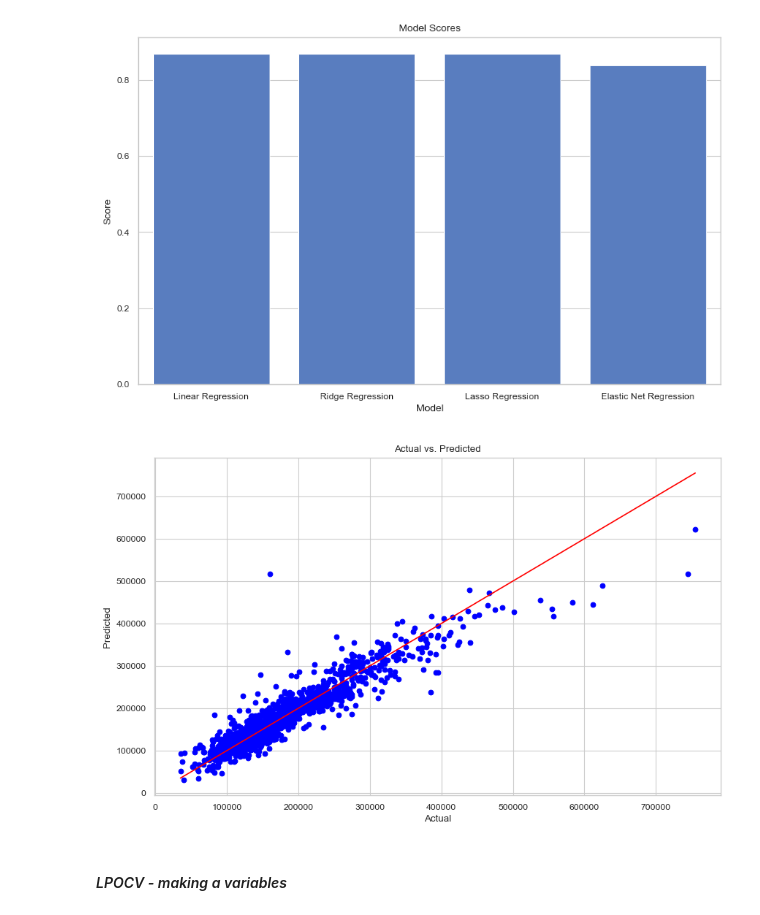
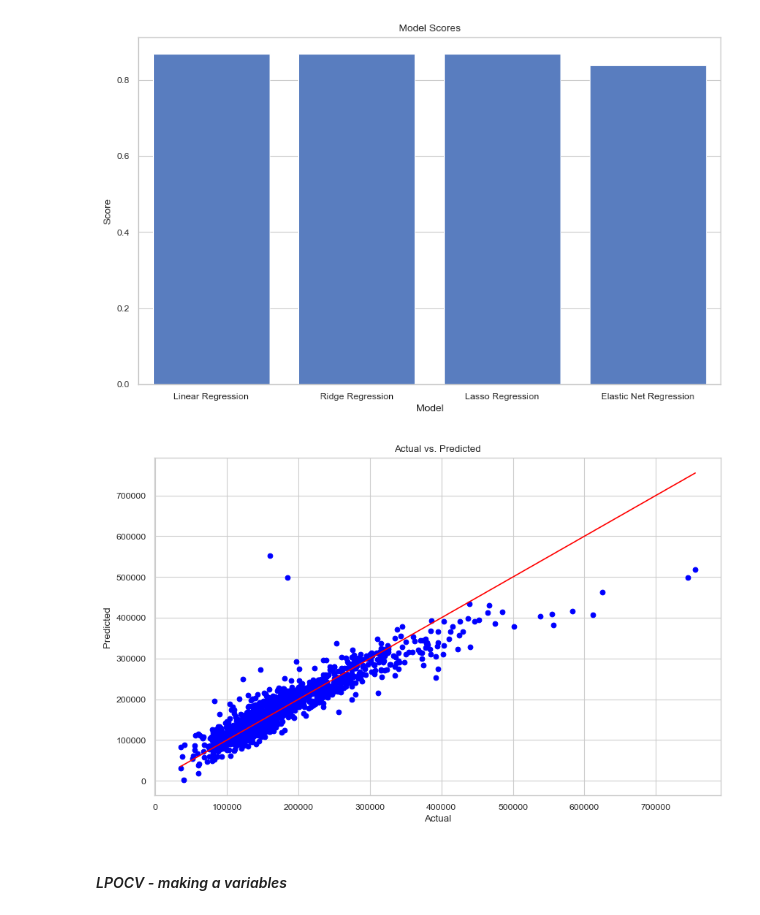
Before and after one commit to Danielbet21/House-Prices---Advanced-Regression-Techniques--ML, a Jupyter notebook: House_Pricing.ipynb, the cells around one changed output. Cells and saved outputs as stored; diff of their text form; code cells hidden in the pictures.

```diff
--- a/House_Pricing.ipynb
+++ b/House_Pricing.ipynb
@@ -607,7 +607,7 @@ def feature_selec(X, y, n):
 
     # keep only the feature selection list
     X = X[features]
-    return X , features
+    return features
 # %%
 from sklearn.feature_selection import RFE, SelectFromModel, SequentialFeatureSelector
 from sklearn.linear_model import SGDRegressor
@@ -665,5 +668,5 @@ def feature_selection(X, y, method='rfe', model=SGDRegressor(random_state=1), n_
 # %%
-g, best_feartuers = feature_selec(X, t , 29)
+best_features = feature_selec(X, t , 29)
 # %% [output]
 features:  ['Street_Pave', 'LotShape_IR2', 'LandContour_Bnk', 'Utilities_AllPub', 'LotConfig_CulDSac', 'Neighborhood_Crawfor', 'Neighborhood_Edwards', 'Neighborhood_NoRidge', 'Neighborhood_NridgHt', ' ...
 # %% [markdown]
@@ -811,20 +809,20 @@ plot_score(score_dict)
 # %%
 # make a graph for the best model
 def plot_predictions(model, X, t):
     predictions = model.predict(X)
     plt.figure(figsize=(10, 6))
     plt.scatter(t, predictions, color='blue')
     plt.plot([t.min(), t.max()], [t.min(), t.max()], color='red')
     plt.xlabel('Actual')
     plt.ylabel('Predicted')
     plt.title('Actual vs. Predicted')
     plt.show()
 
 # plot the best model
 best_model_kfold = trained_models['Elastic Net Regression']
-plot_predictions(best_model, X_val, t_val)
+plot_predictions(best_model_kfold, X_val, t_val)
 # %% [output]
-[figure, old version]
+[figure, new version]
 # %% [markdown]
 #### *LPOCV - making a variables*
 # %%
```
Also changed, not shown: parts of 3 cells of this notebook.
